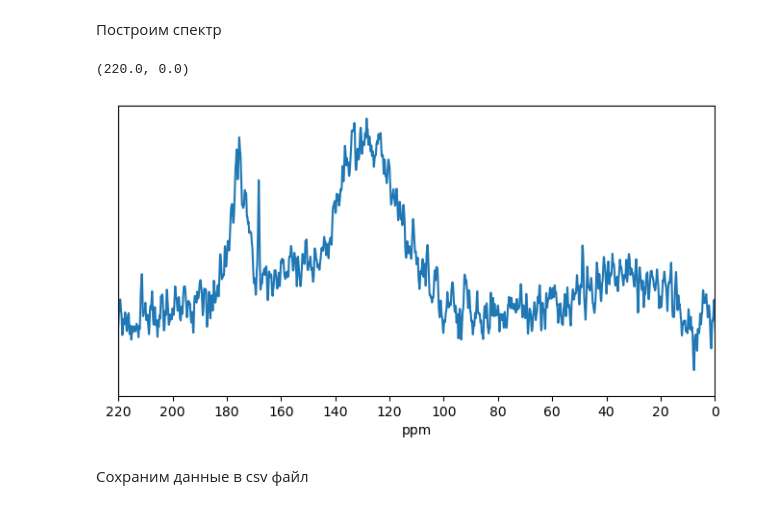
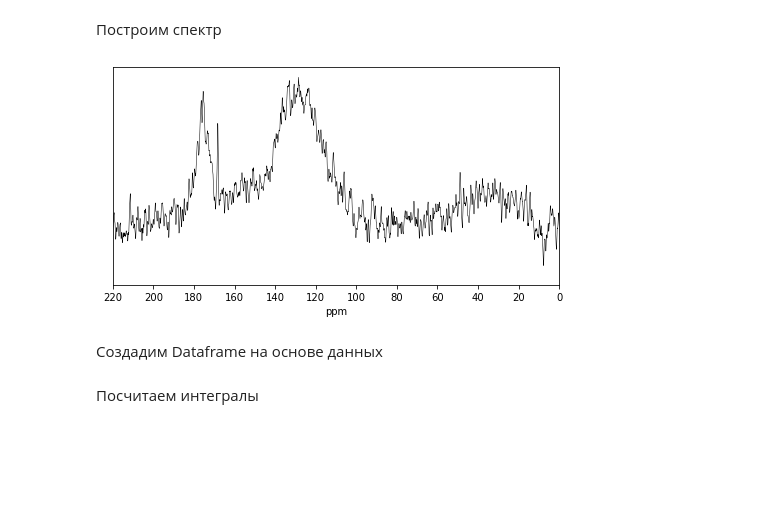
Before and after one commit to nhslab/NMR, a Jupyter notebook: nmrglue_13C_1D.ipynb, the cells around one changed output. Drawn from its saved outputs; the diff is of its cells as text; code cells hidden in the pictures; blank space fills up the shorter version.

```diff
--- a/nmrglue_13C_1D.ipynb
+++ b/nmrglue_13C_1D.ipynb
@@ -49,17 +49,17 @@ data = ng.proc_base.rev(data)               # reverse the data
 # %% [markdown]
 Построим спектр
 # %%
-fig, ax = plt.subplots(figsize=(8,4), dpi=100)
-ax.plot(ppm_scale, data)
+fig, ax = plt.subplots(figsize=(8,4))
+ax.plot(ppm_scale, data, linewidth=0.5, c='black')
 ax.set_xlabel('ppm')
 ax.set_yticks([])
 ax.set_xticks(np.arange(0, 221, step=20))
 ax.set_xlim(220, 0)
+plt.savefig('C13_nmr.png', dpi=150)
 # %% [output]
-(220.0, 0.0)
-[figure, old version]
+[figure, new version]
-# %% [markdown]
-Сохраним данные в csv файл
+# %% [markdown]
+Создадим Dataframe на основе данных
 # %%
 df = pd.DataFrame(data=[], columns=['ppm', 'I'])
 df['ppm'] = ppm_scale
@@ -67,0 +67,2 @@ df.to_csv('c13_nmr.csv', sep=';', index=False)
+# %% [markdown]
+Посчитаем интегралы
```
Also changed, not shown: parts of 4 cells of this notebook, 1 other file.
